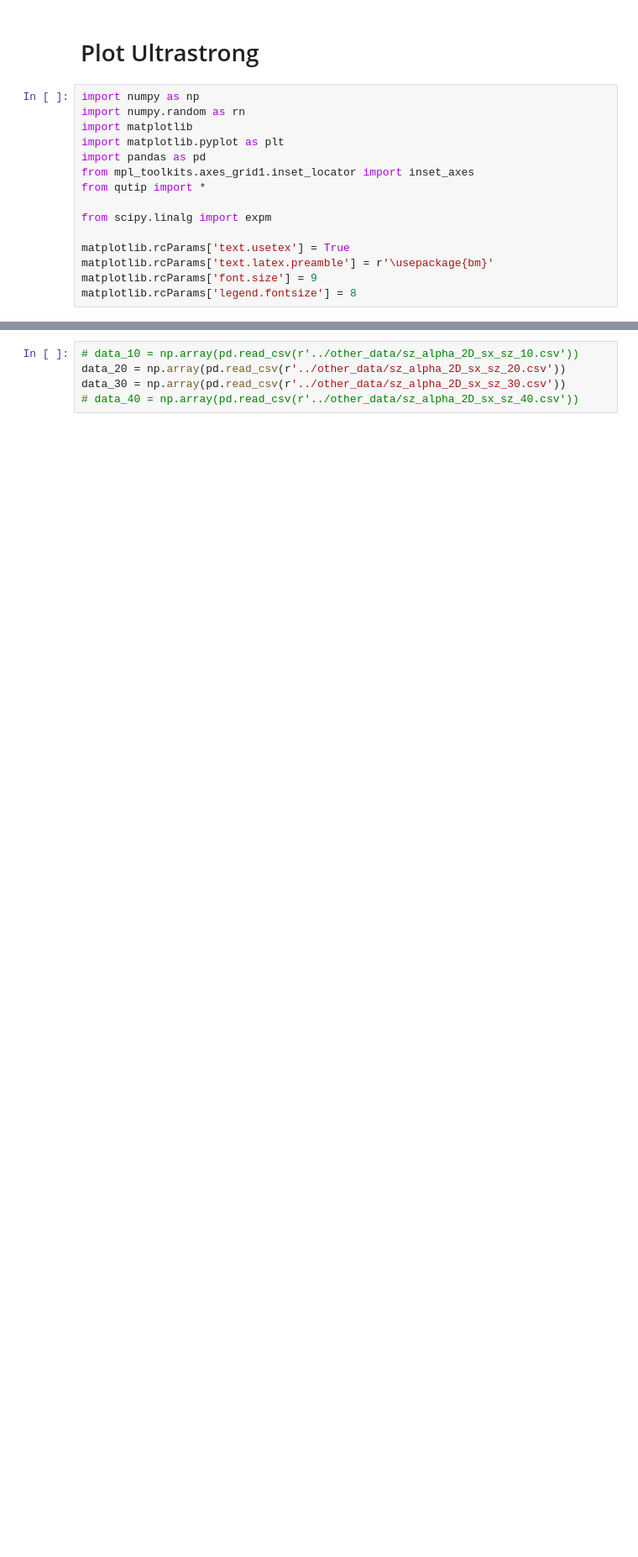
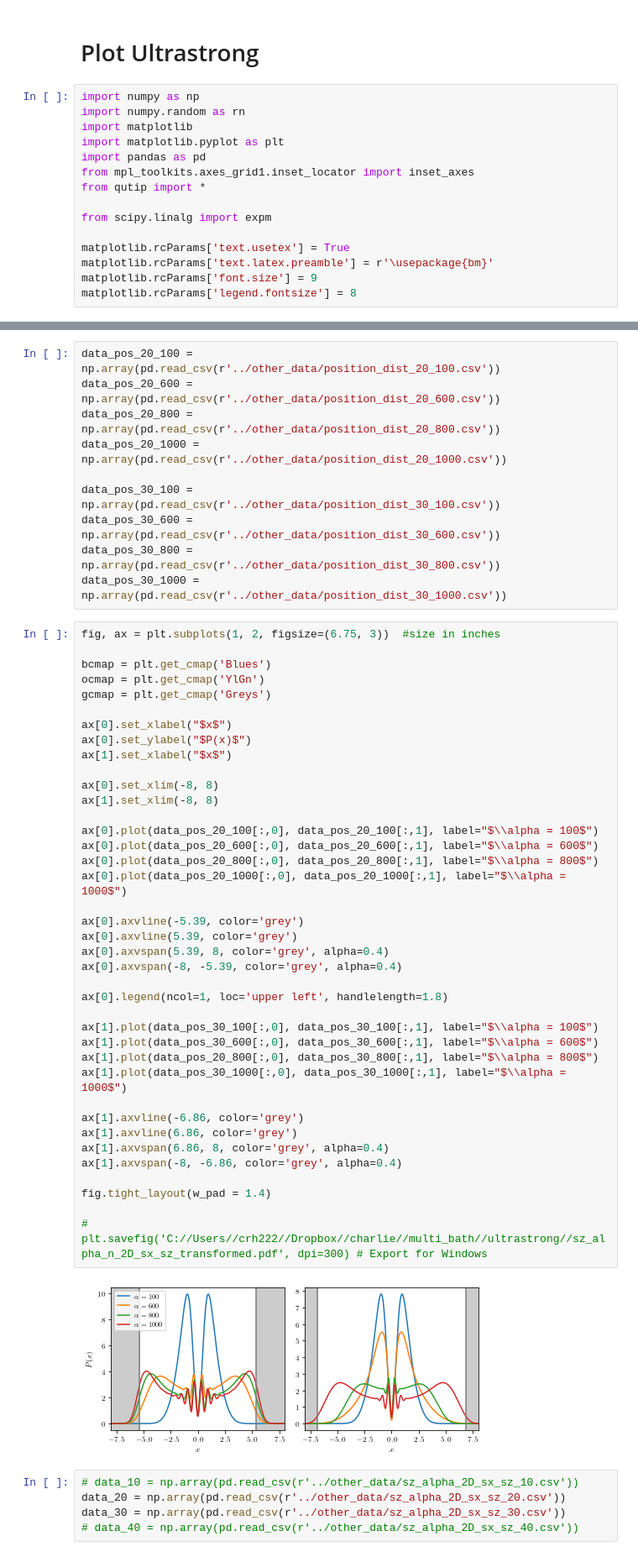
Before and after one commit to quantum-exeter/QuantumSpinDynamics, a Jupyter notebook: plot/plotUltrastrong.ipynb, the cells around one changed output, grey strips where cells are left out. Shown at 84% size. Saved outputs shown, nothing was run; the diff lists cells and outputs as text; blank space fills up the shorter version.

Commit message:
Position distribution plots added.

```diff
--- a/plot/plotUltrastrong.ipynb
+++ b/plot/plotUltrastrong.ipynb
@@ -37,3 +18,54 @@ plt.show()
+# %%
+data_pos_20_100 = np.array(pd.read_csv(r'../other_data/position_dist_20_100.csv'))
+data_pos_20_600 = np.array(pd.read_csv(r'../other_data/position_dist_20_600.csv'))
+data_pos_20_800 = np.array(pd.read_csv(r'../other_data/position_dist_20_800.csv'))
+data_pos_20_1000 = np.array(pd.read_csv(r'../other_data/position_dist_20_1000.csv'))
+
+data_pos_30_100 = np.array(pd.read_csv(r'../other_data/position_dist_30_100.csv'))
+data_pos_30_600 = np.array(pd.read_csv(r'../other_data/position_dist_30_600.csv'))
+data_pos_30_800 = np.array(pd.read_csv(r'../other_data/position_dist_30_800.csv'))
+data_pos_30_1000 = np.array(pd.read_csv(r'../other_data/position_dist_30_1000.csv'))
+# %%
+fig, ax = plt.subplots(1, 2, figsize=(6.75, 3))  #size in inches
+
+bcmap = plt.get_cmap('Blues')
+ocmap = plt.get_cmap('YlGn')
+gcmap = plt.get_cmap('Greys')
+
+ax[0].set_xlabel("$x$")
+ax[0].set_ylabel("$P(x)$")
+ax[1].set_xlabel("$x$")
+
+ax[0].set_xlim(-8, 8)
+ax[1].set_xlim(-8, 8)
+
+ax[0].plot(data_pos_20_100[:,0], data_pos_20_100[:,1], label="$\\alpha = 100$")
+ax[0].plot(data_pos_20_600[:,0], data_pos_20_600[:,1], label="$\\alpha = 600$")
+ax[0].plot(data_pos_20_800[:,0], data_pos_20_800[:,1], label="$\\alpha = 800$")
+ax[0].plot(data_pos_20_1000[:,0], data_pos_20_1000[:,1], label="$\\alpha = 1000$")
+
+ax[0].axvline(-5.39, color='grey')
+ax[0].axvline(5.39, color='grey')
+ax[0].axvspan(5.39, 8, color='grey', alpha=0.4)
+ax[0].axvspan(-8, -5.39, color='grey', alpha=0.4)
+
+ax[0].legend(ncol=1, loc='upper left', handlelength=1.8)
+
+ax[1].plot(data_pos_30_100[:,0], data_pos_30_100[:,1], label="$\\alpha = 100$")
+ax[1].plot(data_pos_30_600[:,0], data_pos_30_600[:,1], label="$\\alpha = 600$")
+ax[1].plot(data_pos_20_800[:,0], data_pos_30_800[:,1], label="$\\alpha = 800$")
+ax[1].plot(data_pos_30_1000[:,0], data_pos_30_1000[:,1], label="$\\alpha = 1000$")
+
+ax[1].axvline(-6.86, color='grey')
+ax[1].axvline(6.86, color='grey')
+ax[1].axvspan(6.86, 8, color='grey', alpha=0.4)
+ax[1].axvspan(-8, -6.86, color='grey', alpha=0.4)
+
+fig.tight_layout(w_pad = 1.4)
+
+# plt.savefig('C://Users//crh222//Dropbox//charlie//multi_bath//ultrastrong//sz_alpha_n_2D_sx_sz_transformed.pdf', dpi=300) # Export for Windows
+# %% [output]
+[figure, added]
 # %%
 # data_10 = np.array(pd.read_csv(r'../other_data/sz_alpha_2D_sx_sz_10.csv'))
 data_20 = np.array(pd.read_csv(r'../other_data/sz_alpha_2D_sx_sz_20.csv'))
```
Also changed, not shown: parts of 2 cells of this notebook.
